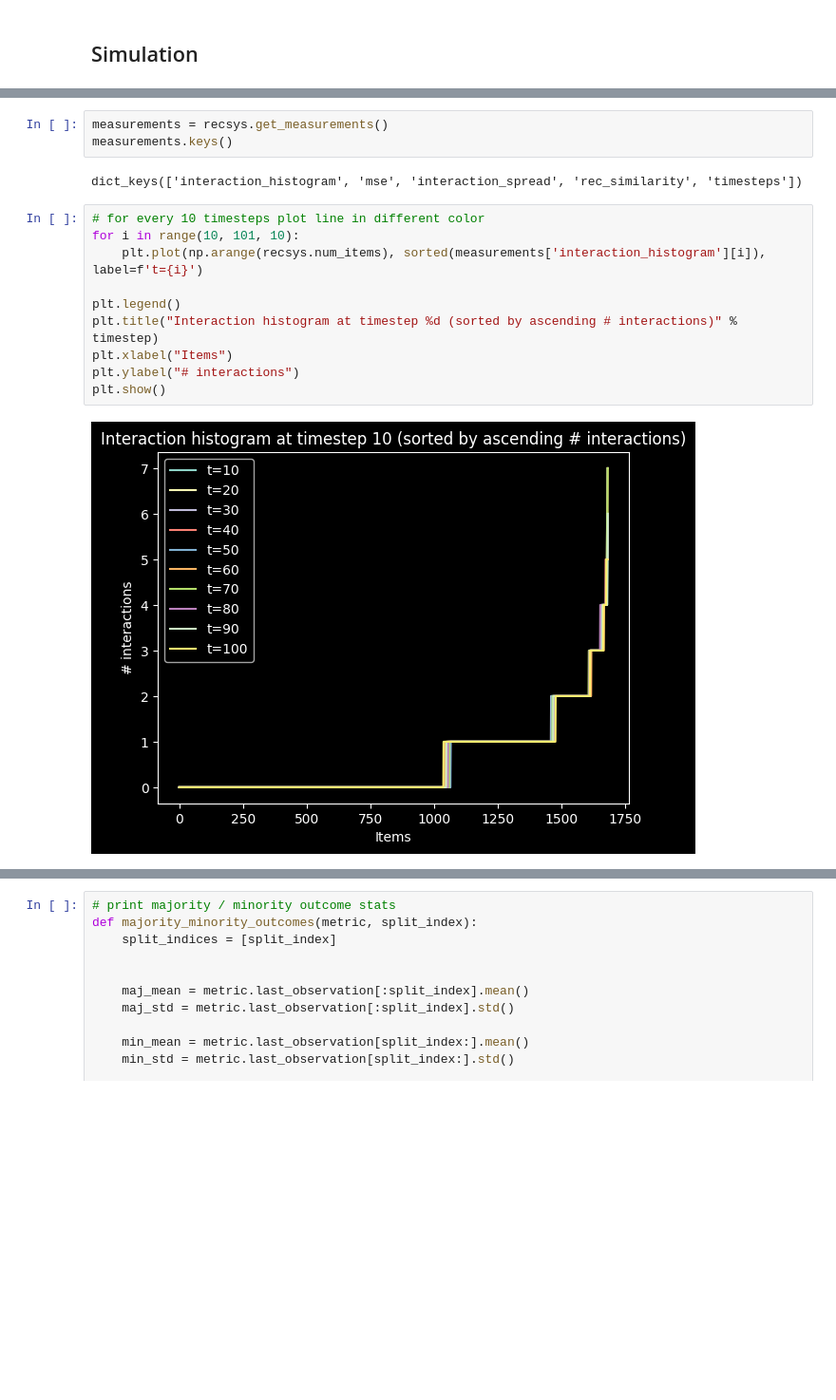
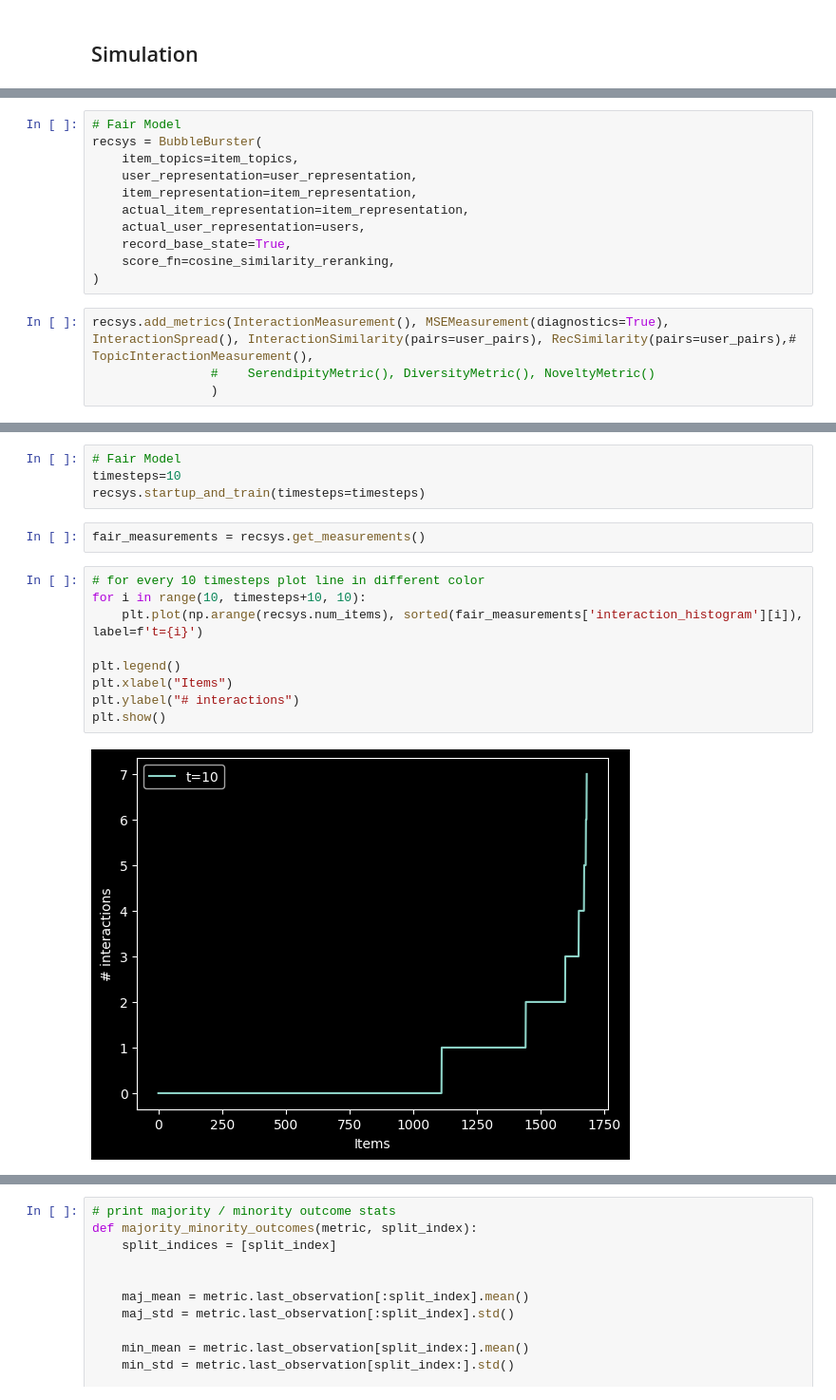
Before and after one commit to jannikjw/fair-recommender-systems, a Jupyter notebook: trecs_exp.ipynb, the cells around one changed output, grey strips where cells are left out. Shown: that part at 95% size. Saved outputs shown, nothing was run; the diff lists cells and outputs as text; blank space fills up the shorter version.

```diff
--- a/trecs_exp.ipynb
+++ b/trecs_exp.ipynb
@@ -434,0 +151,15 @@ recsys.startup_and_train(timesteps=100)
+# %%
+# Fair Model
+recsys = BubbleBurster(
+    item_topics=item_topics,
+    user_representation=user_representation,
+    item_representation=item_representation,
+    actual_item_representation=item_representation,
+    actual_user_representation=users,
+    record_base_state=True,
+    score_fn=cosine_similarity_reranking,
+)
+# %%
+recsys.add_metrics(InteractionMeasurement(), MSEMeasurement(diagnostics=True), InteractionSpread(), InteractionSimilarity(pairs=user_pairs), RecSimilarity(pairs=user_pairs),# TopicInteractionMeasurement(),
+                #    SerendipityMetric(), DiversityMetric(), NoveltyMetric()
+                )
@@ -435,17 +174,17 @@ recsys.startup_and_train(timesteps=100)
+# %%
+# Fair Model
+timesteps=10
+recsys.startup_and_train(timesteps=timesteps)
 # %%
-measurements = recsys.get_measurements()
-measurements.keys()
+fair_measurements = recsys.get_measurements()
-# %% [output]
-dict_keys(['interaction_histogram', 'mse', 'interaction_spread', 'rec_similarity', 'timesteps'])
 # %%
 # for every 10 timesteps plot line in different color
-for i in range(10, 101, 10):
-    plt.plot(np.arange(recsys.num_items), sorted(measurements['interaction_histogram'][i]), label=f't={i}')
+for i in range(10, timesteps+10, 10):
+    plt.plot(np.arange(recsys.num_items), sorted(fair_measurements['interaction_histogram'][i]), label=f't={i}')
 
 plt.legend()
-plt.title("Interaction histogram at timestep %d (sorted by ascending # interactions)" % timestep)
 plt.xlabel("Items")
 plt.ylabel("# interactions")
 plt.show()
 # %% [output]
-[figure, old version]
+[figure, new version]
```
Also changed, not shown: parts of 50 cells of this notebook, 8 other files.
